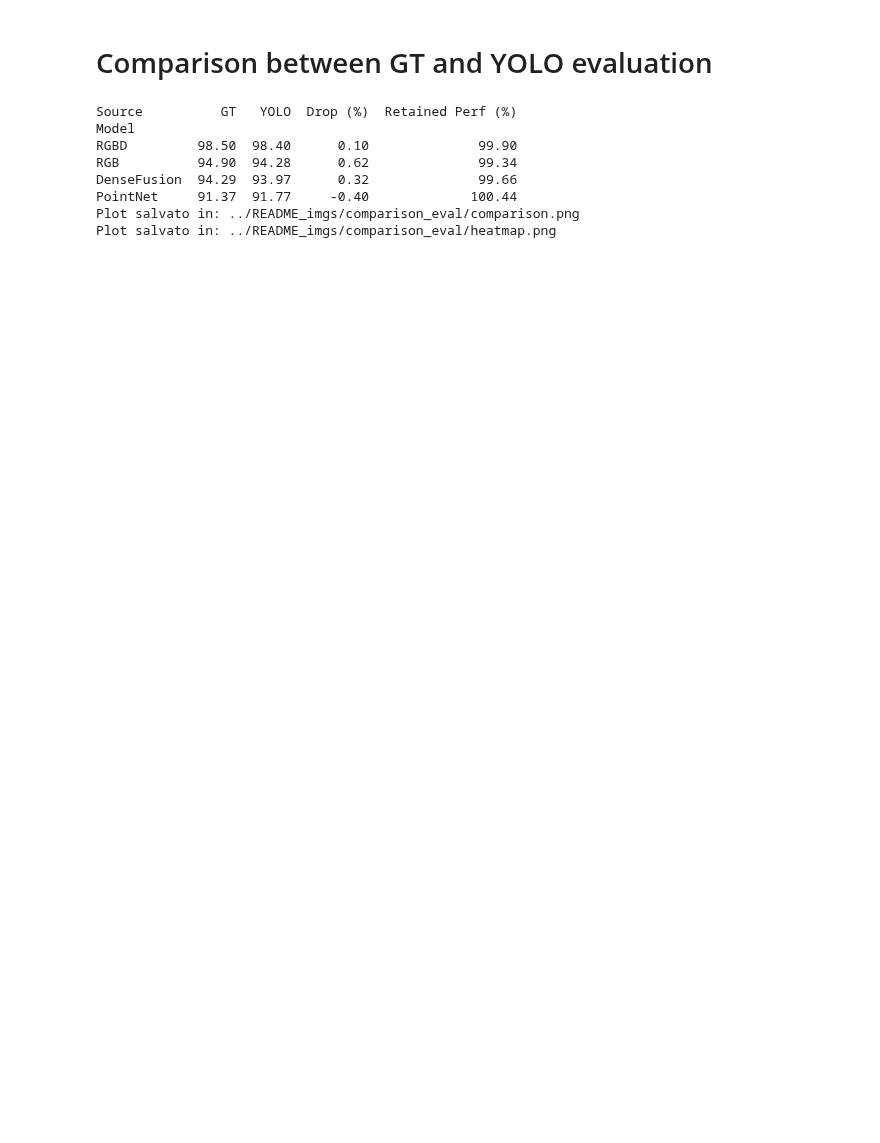
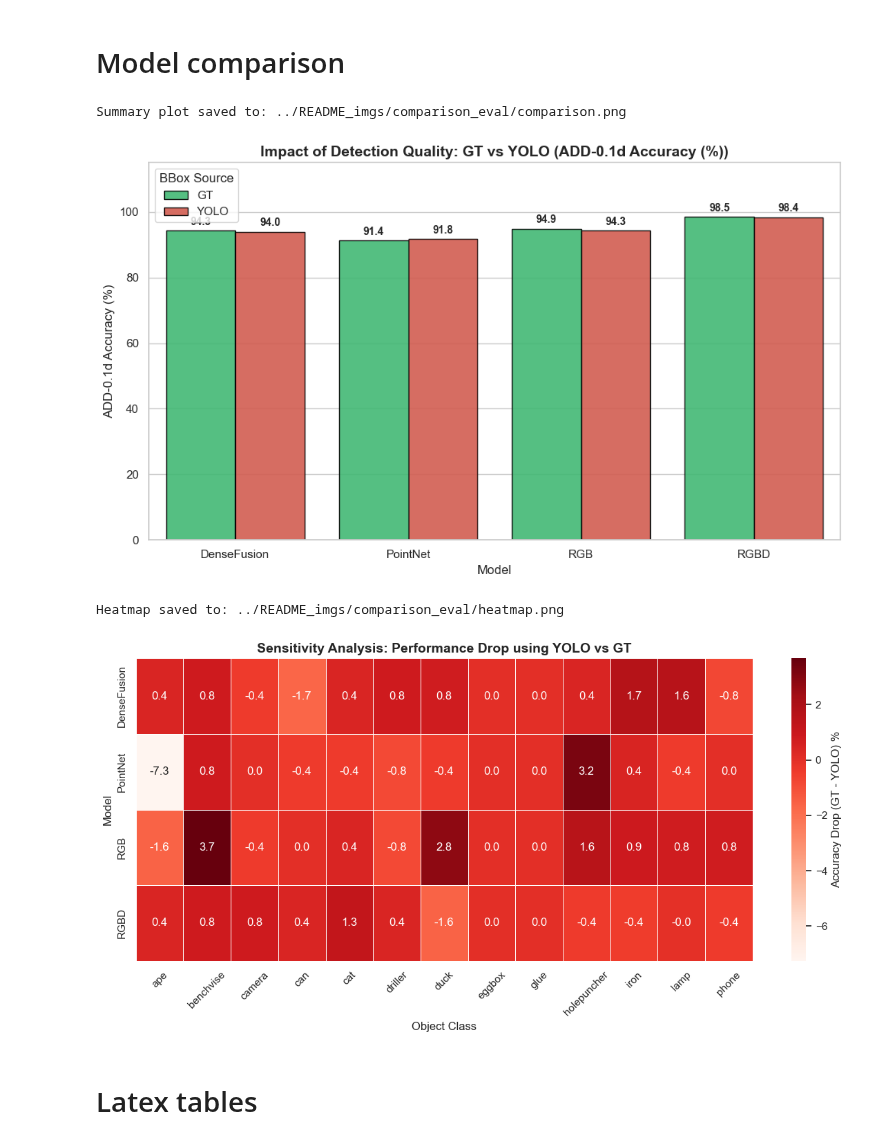
Before and after one commit to fraco03/6D_pose, a Jupyter notebook: notebooks/model_comparison.ipynb, the cells around one changed output. Saved outputs shown, nothing was run; the diff lists cells and outputs as text; code cells hidden in the pictures; blank space fills up the shorter version.

```diff
--- a/notebooks/model_comparison.ipynb
+++ b/notebooks/model_comparison.ipynb
@@ -107,2 +133,0 @@ Plot salvato in: ../README_imgs/yolo_eval/per_object_add.png
-# %% [markdown]
-# Comparison between GT and YOLO evaluation
@@ -111,40 +134,50 @@ from src.model_comparison import load_paired_data, plot_gt_vs_yolo_summary, plot
+# %% [markdown]
+# Model comparison
 # %%
-# 1. Definisci i path
+import sys
+sys.path.append("..")
+import importlib
+import src.model_comparison
+importlib.reload(src.model_comparison)
+from src.model_comparison import *
+
+
 gt_files = {
     'RGB': './models_reports/6d_part/rgb_final.csv',
     'RGBD': './models_reports/6d_part/rgbd_final.csv',
     'PointNet': './models_reports/6d_part/pointnet_250.csv',
     'DenseFusion': './models_reports/6d_part/dense_fusion.csv',
 }
 
 yolo_files = {
     'RGB': './models_reports/full_pipeline/rgb_final.csv',
     'RGBD': './models_reports/full_pipeline/rgbd_final.csv',
     'PointNet': './models_reports/full_pipeline/pointnet_250.csv',
     'DenseFusion': './models_reports/full_pipeline/dense_fusion.csv',
 }
 
+df_gt = load_data_as_dataframe(gt_files)
+df_yolo = load_data_as_dataframe(yolo_files)
+
+df_gt = preprocess_dataframe(df_gt)
+df_yolo = preprocess_dataframe(df_yolo)
 
 
-# 2. Carica tutto in un unico DF
-full_data = load_paired_data(gt_files, yolo_files)
+full_df = combine_gt_and_yolo_dfs(df_gt, df_yolo)
 
-# Tabella (userà LineMOD Accuracy mista)
-table = get_gt_vs_yolo_table(full_data)
-print(table)
+plot_gt_vs_yolo_summary(
+    full_df,
+    save_path="../README_imgs/comparison_eval/comparison.png"
+)
 
-# 3. Grafico a barre globale (Il confronto classico)
-plot_gt_vs_yolo_summary(full_data, save_path="../README_imgs/comparison_eval/comparison.png")
-
-# 4. Heatmap (Super utile per il paper/tesi)
-# Ti dice subito: "Hey, MyModel soffre tantissimo sull'oggetto 'Driller' con YOLO"
-drop_matrix = plot_yolo_drop_heatmap(full_data, save_path="../README_imgs/comparison_eval/heatmap.png")
+drop_matrix = plot_yolo_drop_heatmap(
+    full_df,
+    save_path="../README_imgs/comparison_eval/heatmap.png"
+)
 # %% [output]
-Source          GT   YOLO  Drop (%)  Retained Perf (%)
-Model
-RGBD         98.50  98.40      0.10              99.90
-RGB          94.90  94.28      0.62              99.34
-DenseFusion  94.29  93.97      0.32              99.66
-PointNet     91.37  91.77     -0.40             100.44
-Plot salvato in: ../README_imgs/comparison_eval/comparison.png
-Plot salvato in: ../README_imgs/comparison_eval/heatmap.png
+Summary plot saved to: ../README_imgs/comparison_eval/comparison.png
+[figure, added]
+Heatmap saved to: ../README_imgs/comparison_eval/heatmap.png
+[figure, added]
+# %% [markdown]
+# Latex tables
```
Also changed, not shown: parts of 9 cells of this notebook, 12 other files.
